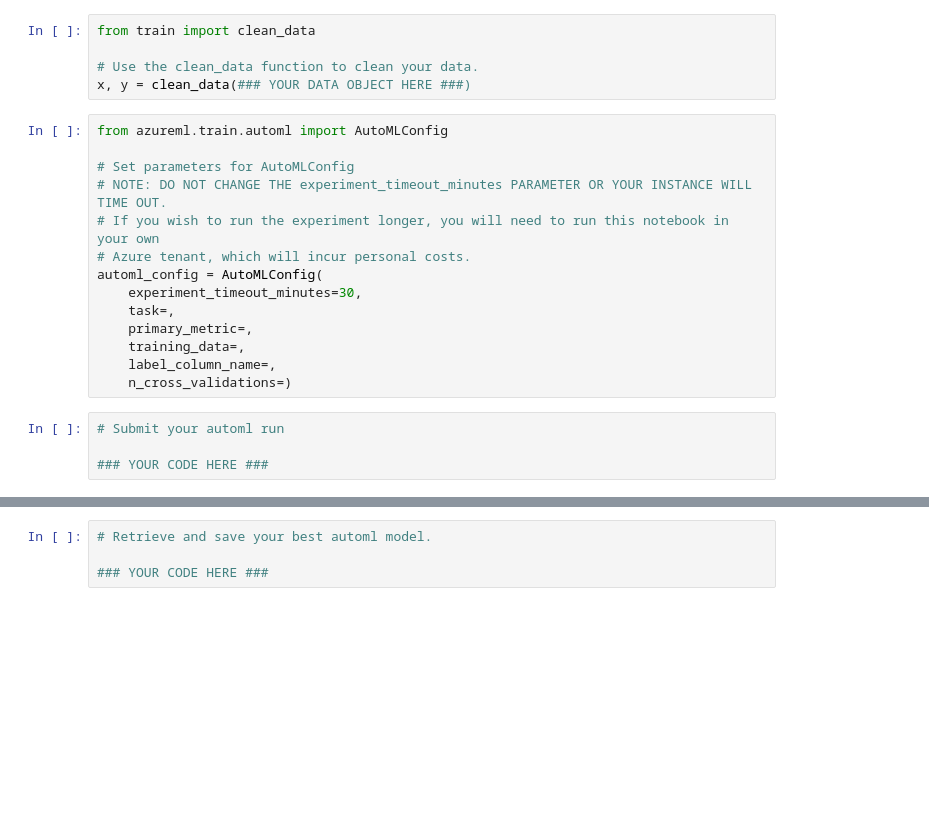
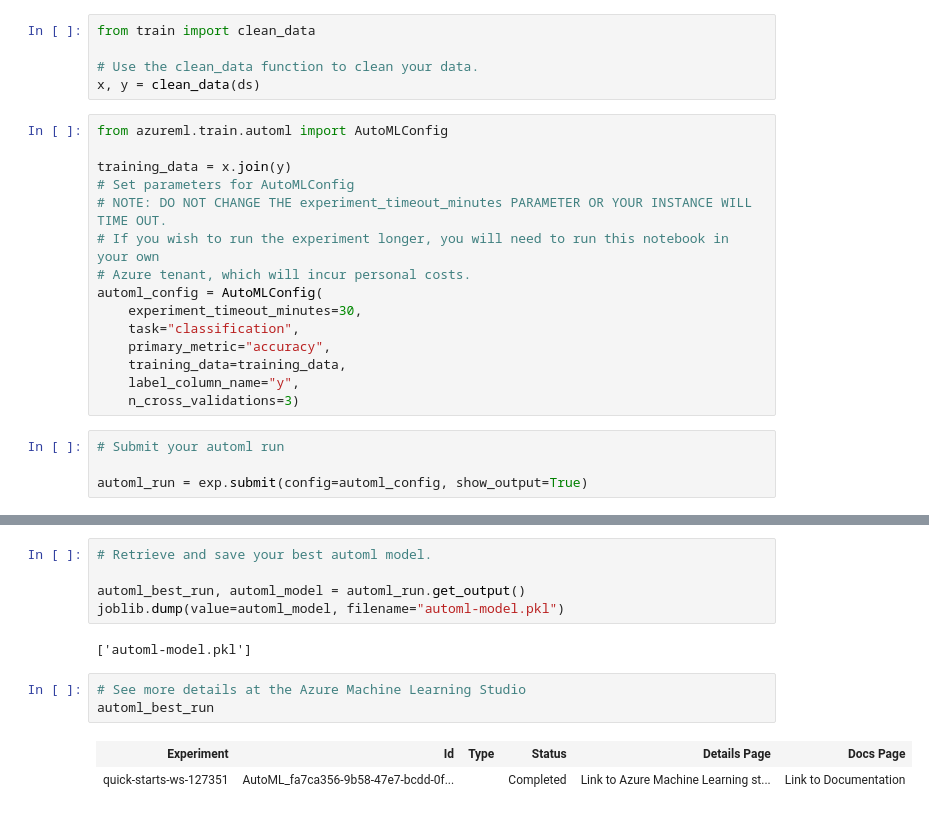
Before and after one commit to reis-r/Optimizing-a-Pipeline-in-Azure, a Jupyter notebook: udacity-project.ipynb, the cells around one changed output, grey strips where cells are left out. Drawn from its saved outputs; the diff is of its cells as text; blank space fills up the shorter version.

```diff
--- a/udacity-project.ipynb
+++ b/udacity-project.ipynb
@@ -80,22 +118,23 @@ from azureml.data.dataset_factory import TabularDatasetFactory
 from train import clean_data
 
 # Use the clean_data function to clean your data.
-x, y = clean_data(### YOUR DATA OBJECT HERE ###)
+x, y = clean_data(ds)
 # %%
 from azureml.train.automl import AutoMLConfig
 
+training_data = x.join(y)
 # Set parameters for AutoMLConfig
 # NOTE: DO NOT CHANGE THE experiment_timeout_minutes PARAMETER OR YOUR INSTANCE WILL TIME OUT.
 # If you wish to run the experiment longer, you will need to run this notebook in your own
 # Azure tenant, which will incur personal costs.
 automl_config = AutoMLConfig(
     experiment_timeout_minutes=30,
-    task=,
-    primary_metric=,
-    training_data=,
-    label_column_name=,
-    n_cross_validations=)
+    task="classification",
+    primary_metric="accuracy",
+    training_data=training_data,
+    label_column_name="y",
+    n_cross_validations=3)
 # %%
 # Submit your automl run
 
-### YOUR CODE HERE ###
+automl_run = exp.submit(config=automl_config, show_output=True)
@@ -102,4 +159,13 @@ automl_config = AutoMLConfig(
 # %%
 # Retrieve and save your best automl model.
 
-### YOUR CODE HERE ###
+automl_best_run, automl_model = automl_run.get_output()
+joblib.dump(value=automl_model, filename="automl-model.pkl")
+# %% [output]
+['automl-model.pkl']
+# %%
+# See more details at the Azure Machine Learning Studio
+automl_best_run
+# %% [output]
+| Experiment | Id | Type | Status | Details Page | Docs Page |
+| quick-starts-ws-127351 | AutoML_fa7ca356-9b58-47e7-bcdd-0f... |  | Completed | Link to Azure Machine Learning st... | Link to Documentation |
```
Also changed, not shown: parts of 8 cells of this notebook, 2 other files.
